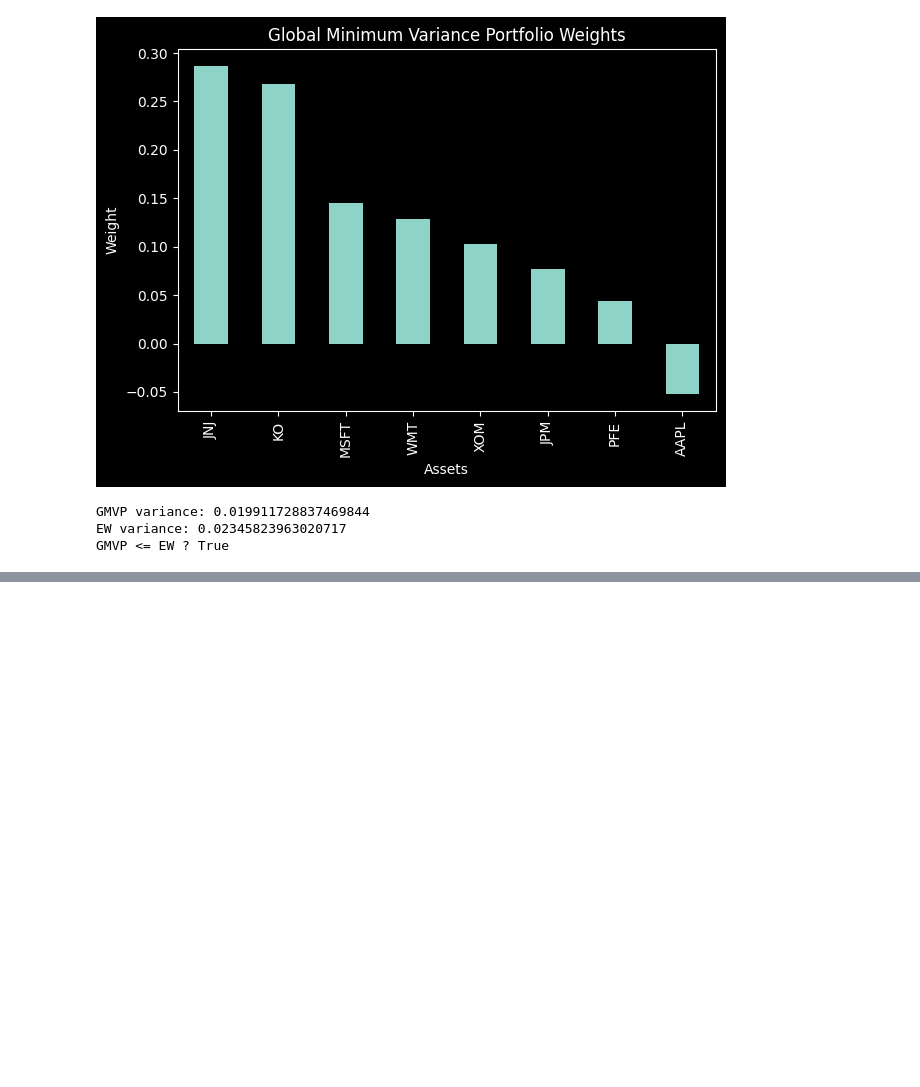
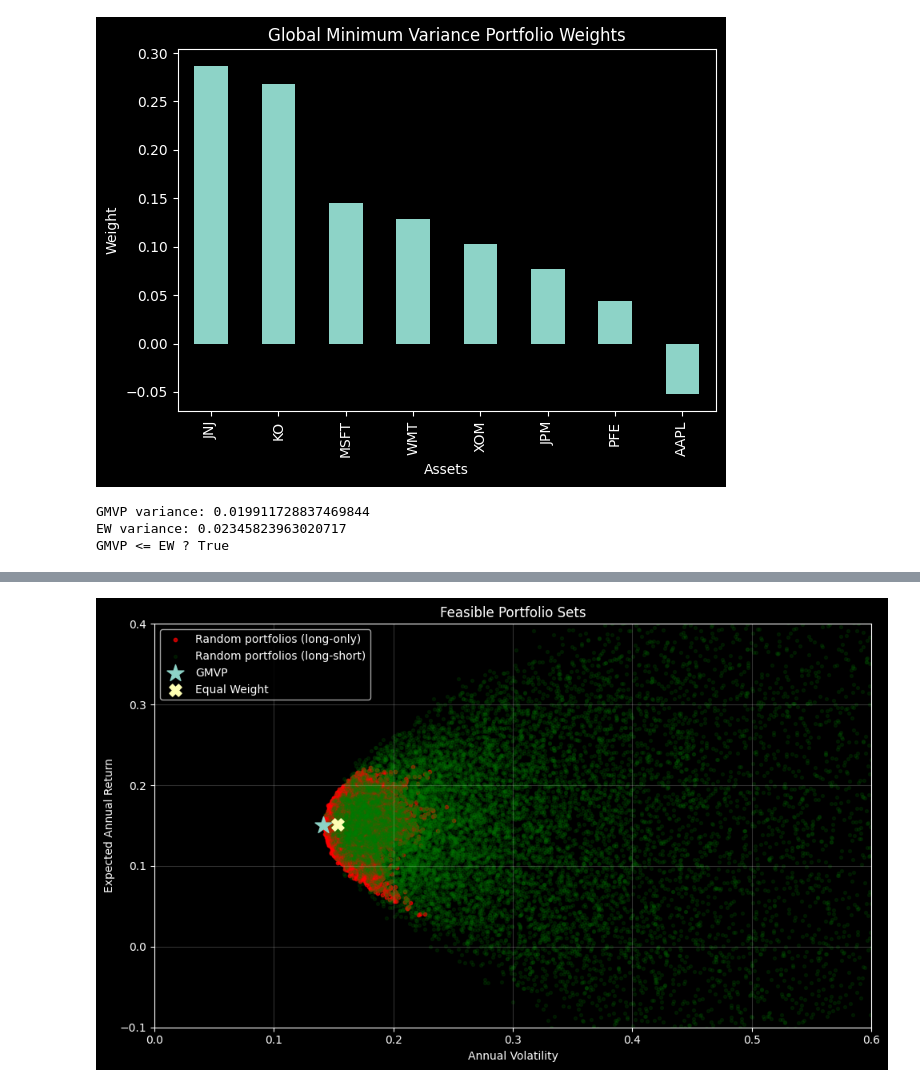
Before and after one commit to Enarb1/portfolio-optimization-eur, a Jupyter notebook: portfolio_optimization.ipynb, the cells around one changed output, grey strips where cells are left out. Saved outputs shown, nothing was run; the diff lists cells and outputs as text; code cells hidden in the pictures; blank space fills up the shorter version.

Commit message:
New: Random Portfolio Simulation

```diff
--- a/portfolio_optimization.ipynb
+++ b/portfolio_optimization.ipynb
@@ -345,0 +399,71 @@ GMVP <= EW ? True
+# %%
+long_short_returns = np.zeros(number_of_portfolios)
+long_short_volatility = np.zeros(number_of_portfolios)
+
+for i in range(number_of_portfolios):
+
+    weights = np.random.normal(0, 1, number_of_assets)
+
+    weights = weights / np.sum(weights)
+    weights = pd.Series(weights, index=tickers)
+
+    portfolio_return = float(weights.T @ annual_expected_returns)
+    portfolio_variance = float(weights.T @ annual_cov_df @ weights)
+    portfolio_volatility = np.sqrt(portfolio_variance)
+
+    long_short_returns[i] = portfolio_return
+    long_short_volatility[i] = portfolio_volatility
+# %%
+plt.figure(figsize=(10,6))
+
+# Long-only portfolios
+plt.scatter(
+    long_only_volatility,
+    long_only_returns,
+    c='red',
+    s=10,
+    alpha=0.7,
+    label="Random portfolios (long-only)"
+)
+
+# Long-short portfolios
+plt.scatter(
+    long_short_volatility,
+    long_short_returns,
+    c='green',
+    s=8,
+    alpha=0.15,
+    label="Random portfolios (long-short)"
+)
+
+# GMVP
+plt.scatter(
+    gmvp_volatility,
+    gmvp_return,
+    marker="*",
+    s=250,
+    label="GMVP"
+)
+
+# Equal-weight
+plt.scatter(
+    equal_weight_volatility,
+    equal_weight_return,
+    marker="X",
+    s=120,
+    label="Equal Weight"
+)
+
+plt.xlabel("Annual Volatility")
+plt.ylabel("Expected Annual Return")
+plt.title("Feasible Portfolio Sets")
+
+plt.xlim(0, 0.6)
+plt.ylim(-0.1, 0.4)
+
+plt.legend()
+plt.grid(True, alpha=0.2)
+plt.tight_layout()
+plt.show()
+# %% [output]
+[figure, added]
```
Also changed, not shown: parts of 5 cells of this notebook.
